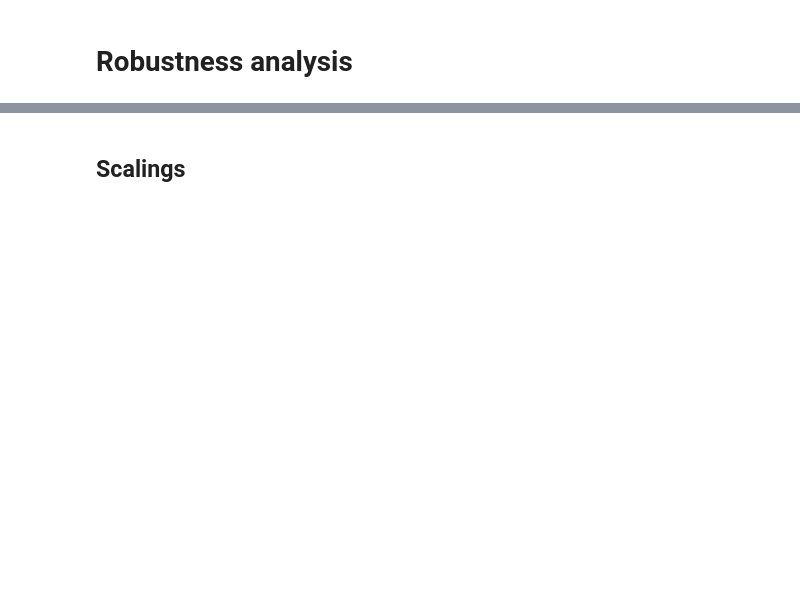
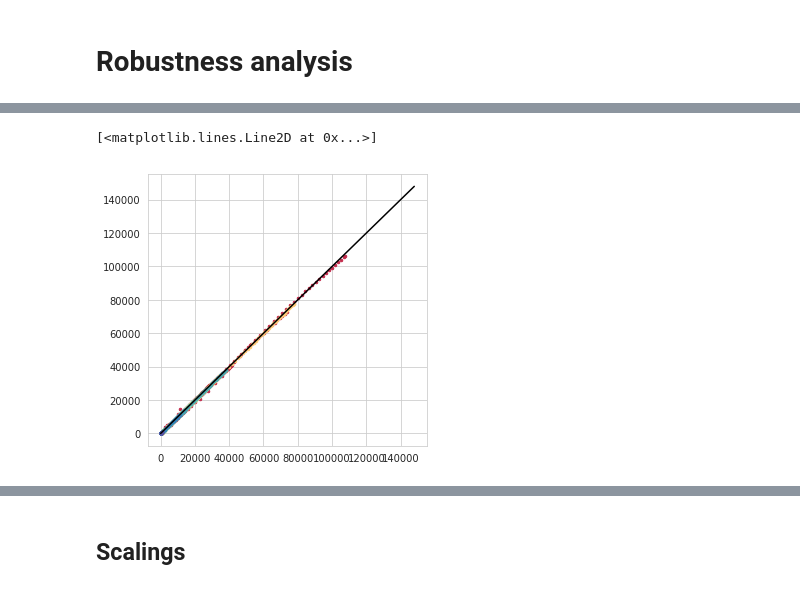
Before and after one commit to agalitsyna/sc_dros, a Jupyter notebook: WD/01_QC.ipynb, the cells around one changed output, grey strips where cells are left out. Cells and saved outputs as stored; diff of their text form; code cells hidden in the pictures; blank space fills up the shorter version.

```diff
--- a/WD/01_QC.ipynb
+++ b/WD/01_QC.ipynb
@@ -44,0 +103,14 @@ plt.legend()
+# %%
+sns.set_palette('Spectral', len(experiment_ids))
+
+plt.figure(figsize=[5,5])
+
+for exp in experiment_ids:
+    df_tmp = df_robustness_processed.query('exp=="{}"'.format(exp))
+    means_x, means_y, stds_y, pred_y = df_tmp.means_x, df_tmp.means_y, df_tmp.stds_y, df_tmp.pred_y
+    plt.plot(means_y, pred_y, label=exp, marker='.', markersize=5, lw=0)
+#plt.legend()
+plt.plot([0,np.max(df_robustness_processed.pred_y)], [0,np.max(df_robustness_processed.pred_y)], color='black')
+# %% [output]
+[<matplotlib.lines.Line2D at 0x...>]
+[figure, added]
```
Also changed, not shown: parts of 15 cells of this notebook, 12 other files.
